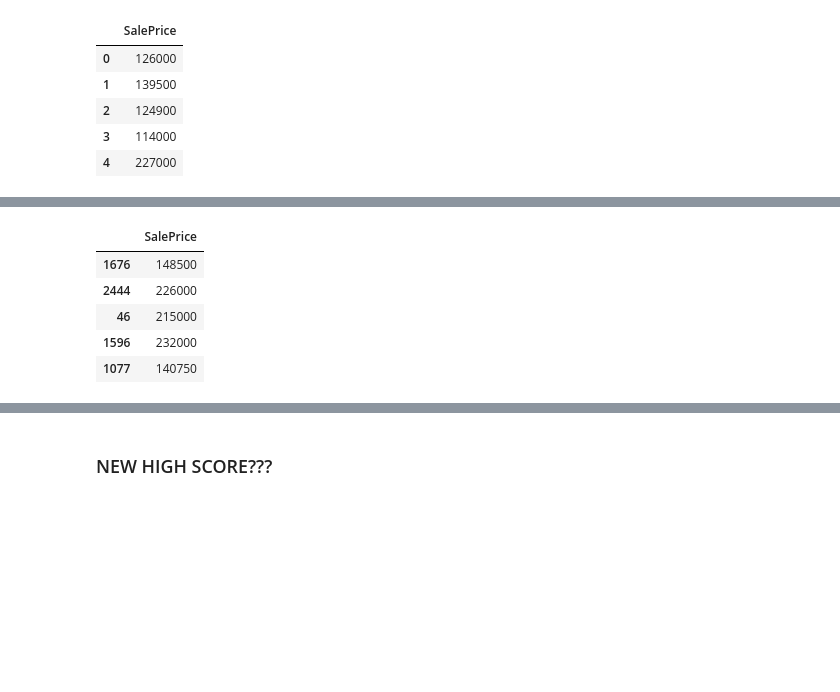
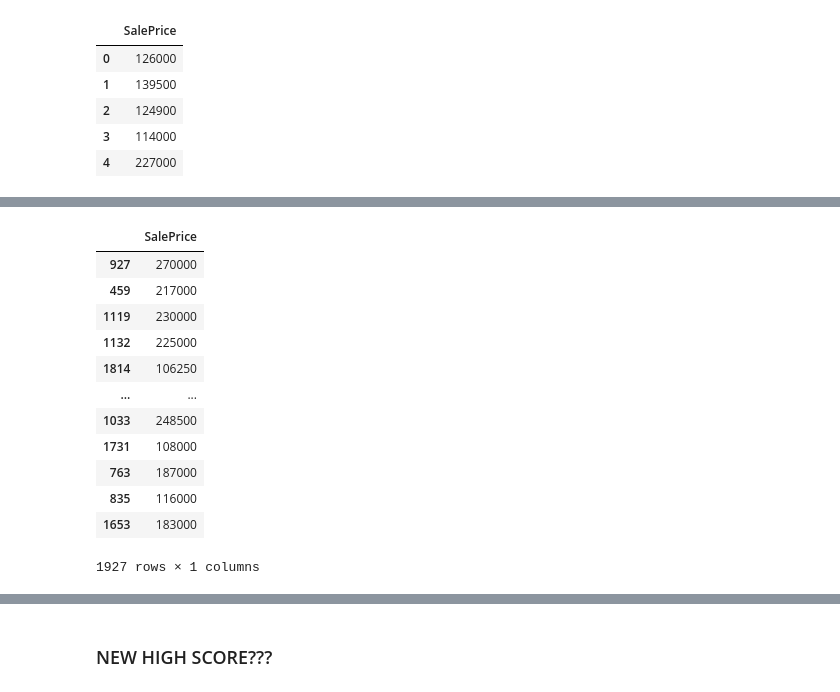
Before and after one commit to djhang99/housing_prices, a Jupyter notebook: Jung_Hwan_Lim/GradientBoosting.ipynb, the cells around one changed output, grey strips where cells are left out. Drawn from its saved outputs; the diff is of its cells as text; code cells hidden in the pictures; blank space fills up the shorter version.

```diff
--- a/Jung_Hwan_Lim/GradientBoosting.ipynb
+++ b/Jung_Hwan_Lim/GradientBoosting.ipynb
@@ -8,6 +8,4 @@ from data_preprocessing_final import cleaning
 from sklearn.preprocessing import MinMaxScaler, OrdinalEncoder
 # %%
 housing = pd.read_csv('Ames_HousePrice.csv', index_col = 0)
+housing = housing[housing['SaleCondition'] == 'Normal']
-# %%
-housing = cleaning(housing)
-housing = housing[~housing.PID.isin([904300150, 535383070, 905426030, 528142130])]
@@ -76,12 +88,19 @@ X_train.head()
 # %%
-y_train.head()
+y_train
 # %% [output]
 |  | SalePrice |
-| 1676 | 148500 |
-| 2444 | 226000 |
-| 46 | 215000 |
-| 1596 | 232000 |
-| 1077 | 140750 |
+| 927 | 270000 |
+| 459 | 217000 |
+| 1119 | 230000 |
+| 1132 | 225000 |
+| 1814 | 106250 |
+| ... | ... |
+| 1033 | 248500 |
+| 1731 | 108000 |
+| 763 | 187000 |
+| 835 | 116000 |
+| 1653 | 183000 |
+1927 rows × 1 columns
 # %%
 # Setting up Parameters
 
```
Also changed, not shown: parts of 18 cells of this notebook, 2 other files.
